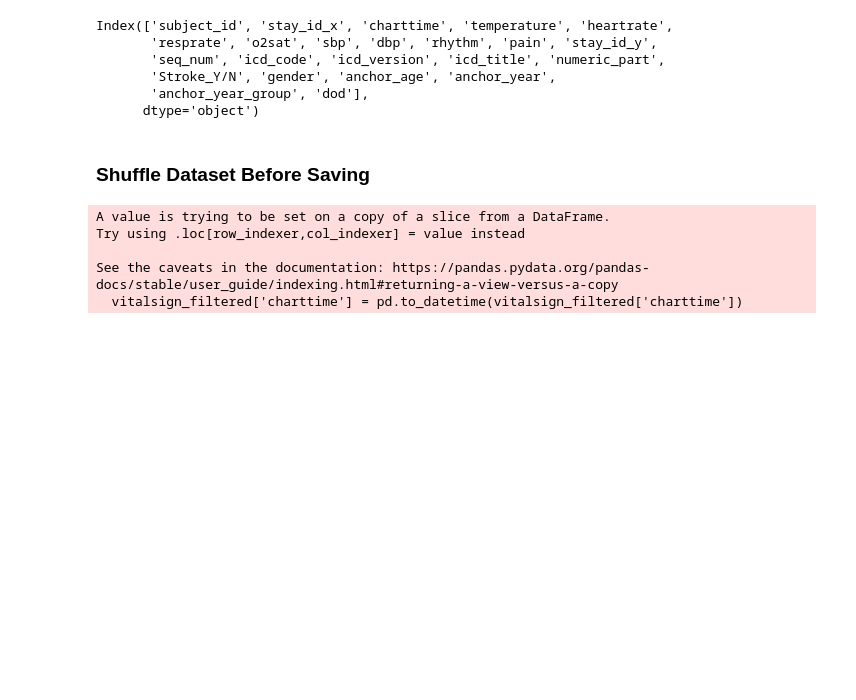
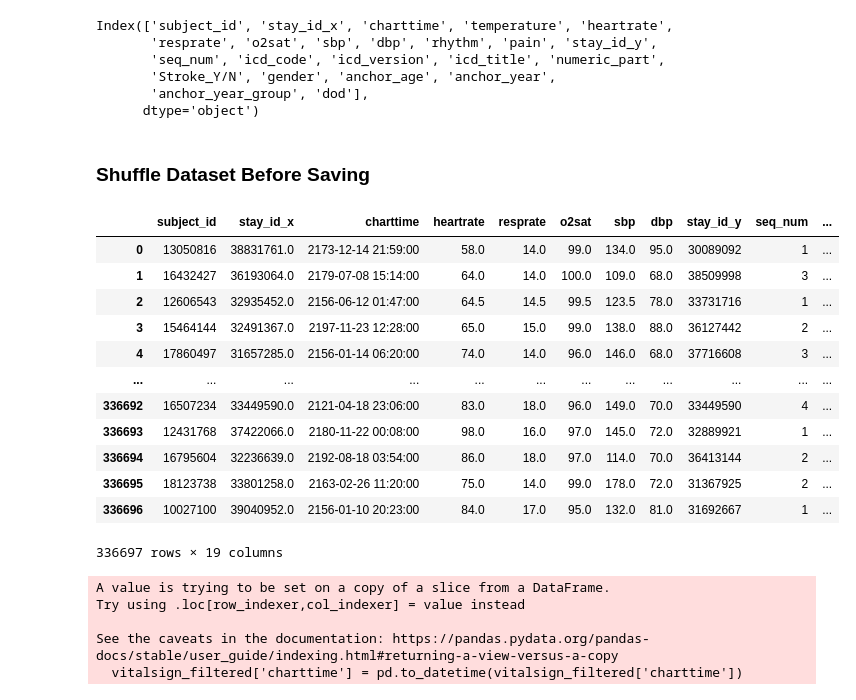
Before and after one commit to Zfeng0207/FIT3199-FYP, a Jupyter notebook: 00_data_labeling_and_sampling.ipynb, the cells around one changed output. Drawn from its saved outputs; the diff is of its cells as text; code cells hidden in the pictures; blank space fills up the shorter version.

```diff
--- a/00_data_labeling_and_sampling.ipynb
+++ b/00_data_labeling_and_sampling.ipynb
@@ -436,3 +440,19 @@ shuffled_df.to_csv('/content/drive/MyDrive/Colab Notebooks/FIT3199-FYP/input/00_
+# %%
+shuffled_df
+# %% [output]
+|  | subject_id | stay_id_x | charttime | heartrate | resprate | o2sat | sbp | dbp | stay_id_y | seq_num | ... |
+| 0 | 13050816 | 38831761.0 | 2173-12-14 21:59:00 | 58.0 | 14.0 | 99.0 | 134.0 | 95.0 | 30089092 | 1 | ... |
+| 1 | 16432427 | 36193064.0 | 2179-07-08 15:14:00 | 64.0 | 14.0 | 100.0 | 109.0 | 68.0 | 38509998 | 3 | ... |
+| 2 | 12606543 | 32935452.0 | 2156-06-12 01:47:00 | 64.5 | 14.5 | 99.5 | 123.5 | 78.0 | 33731716 | 1 | ... |
+| 3 | 15464144 | 32491367.0 | 2197-11-23 12:28:00 | 65.0 | 15.0 | 99.0 | 138.0 | 88.0 | 36127442 | 2 | ... |
+| 4 | 17860497 | 31657285.0 | 2156-01-14 06:20:00 | 74.0 | 14.0 | 96.0 | 146.0 | 68.0 | 37716608 | 3 | ... |
+| ... | ... | ... | ... | ... | ... | ... | ... | ... | ... | ... | ... |
+| 336692 | 16507234 | 33449590.0 | 2121-04-18 23:06:00 | 83.0 | 18.0 | 96.0 | 149.0 | 70.0 | 33449590 | 4 | ... |
+| 336693 | 12431768 | 37422066.0 | 2180-11-22 00:08:00 | 98.0 | 16.0 | 97.0 | 145.0 | 72.0 | 32889921 | 1 | ... |
+| 336694 | 16795604 | 32236639.0 | 2192-08-18 03:54:00 | 86.0 | 18.0 | 97.0 | 114.0 | 70.0 | 36413144 | 2 | ... |
+| 336695 | 18123738 | 33801258.0 | 2163-02-26 11:20:00 | 75.0 | 14.0 | 99.0 | 178.0 | 72.0 | 31367925 | 2 | ... |
+| 336696 | 10027100 | 39040952.0 | 2156-01-10 20:23:00 | 84.0 | 17.0 | 95.0 | 132.0 | 81.0 | 31692667 | 1 | ... |
+336697 rows × 19 columns
 # %%
 
 """
```
Also changed, not shown: parts of 27 cells of this notebook.
